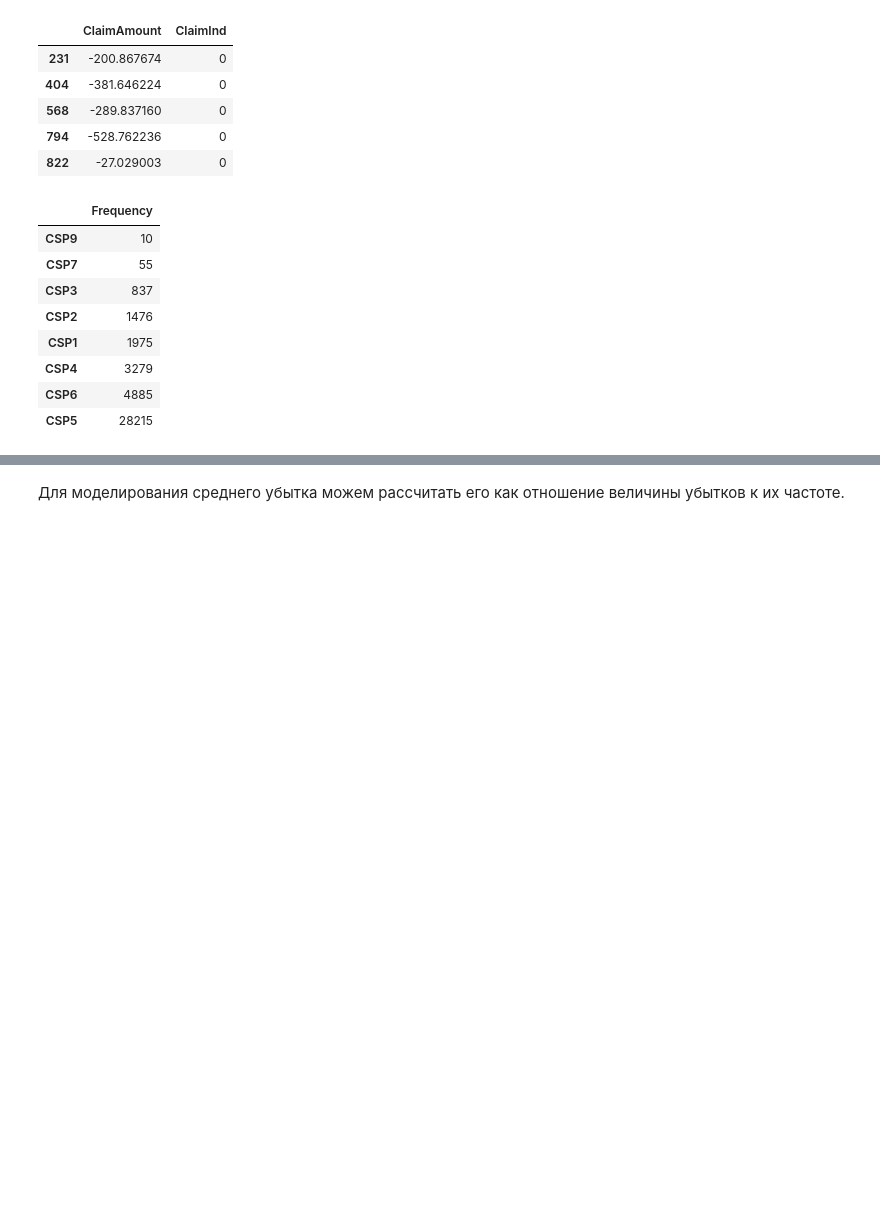
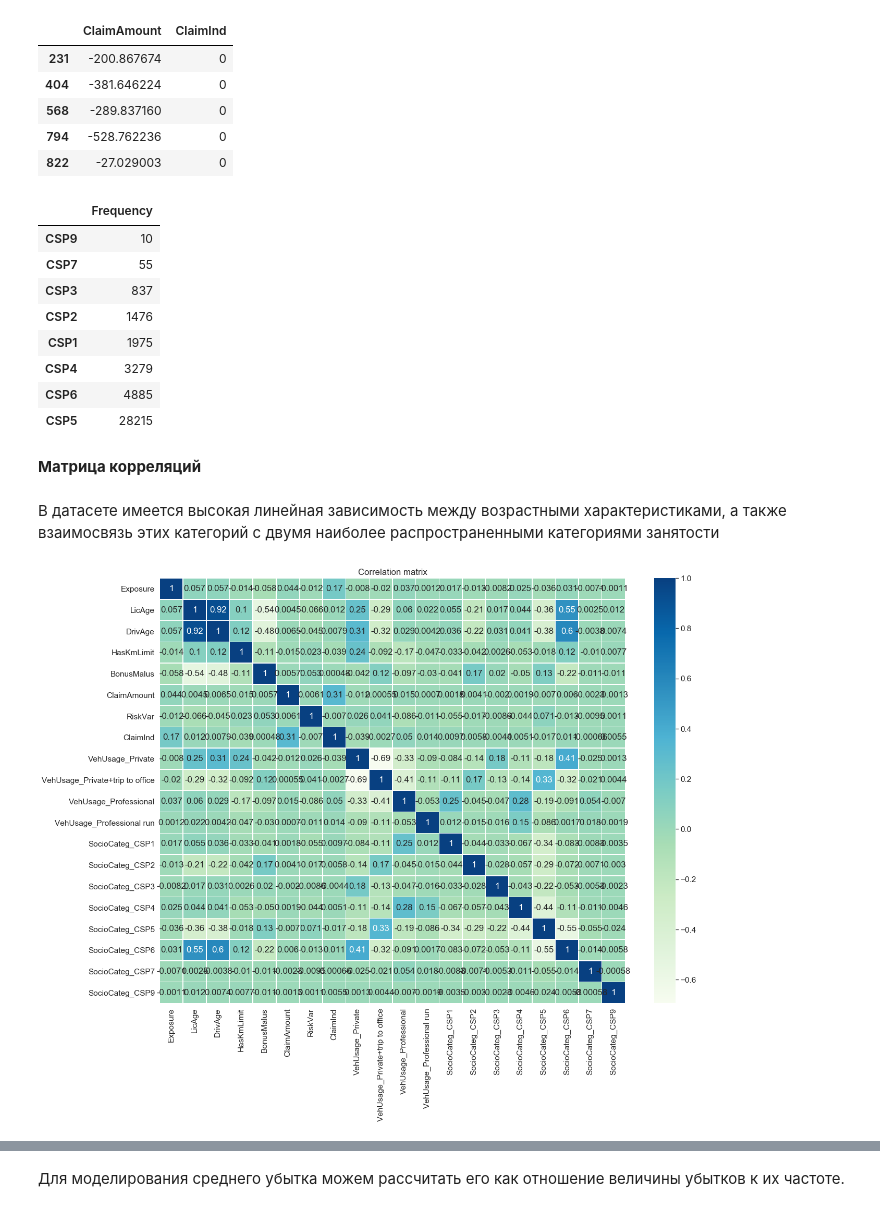
Before and after one commit to Nickel-nc/GU_ML_In_Business, a Jupyter notebook: W8_outflow_model.ipynb, the cells around one changed output, grey strips where cells are left out. Saved outputs shown, nothing was run; the diff lists cells and outputs as text; code cells hidden in the pictures; blank space fills up the shorter version.

```diff
--- a/W8_outflow_model.ipynb
+++ b/W8_outflow_model.ipynb
@@ -81,6 +83,20 @@ pd.DataFrame(df.SocioCateg.value_counts().sort_values()).rename({'SocioCateg': '
 df = pd.get_dummies(df, columns=['VehUsage','SocioCateg'])
 # %%
 df = df.select_dtypes(exclude=['object'])
+# %% [markdown]
+**Матрица корреляций**
+# %% [markdown]
+В датасете имеется высокая линейная зависимость между возрастными характеристиками, а также взаимосвязь этих категорий с двумя наиболее распространенными категориями занятости
+# %%
+plt.figure(figsize=(20,15))
+
+sns.set(font_scale=1.4)
+sns.heatmap(df.corr(), annot=True, linewidths=.5, cmap='GnBu')
+
+plt.title('Correlation matrix')
+plt.show()
+# %% [output]
+[figure, added]
 # %%
 # Производные признаки
 
```
Also changed, not shown: parts of 13 cells of this notebook.
